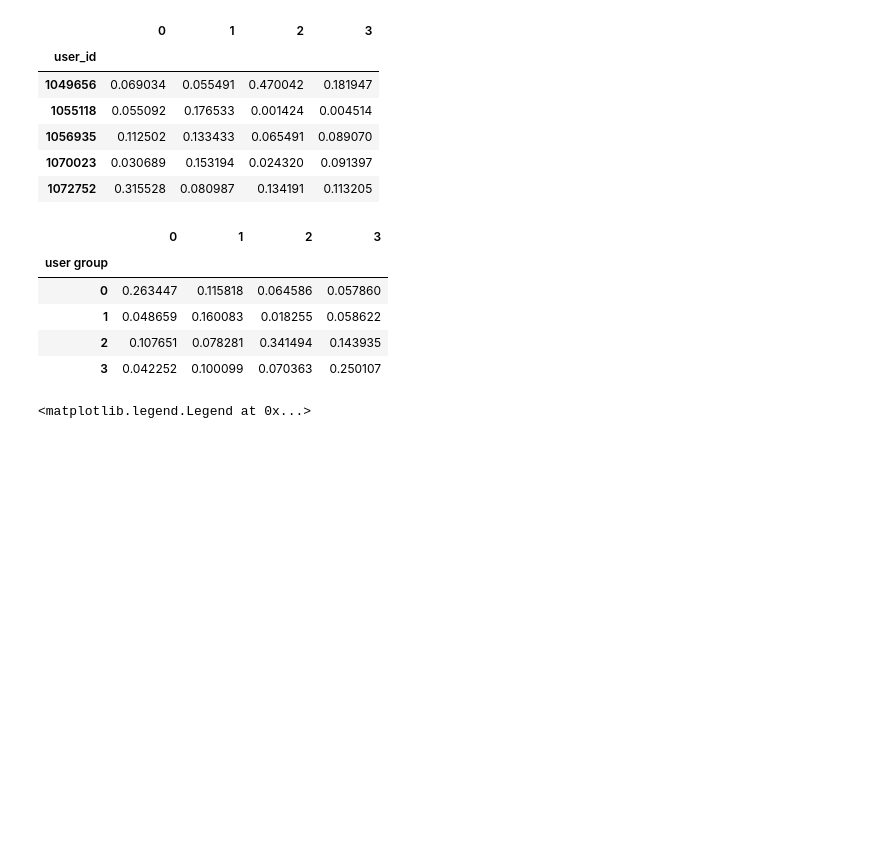
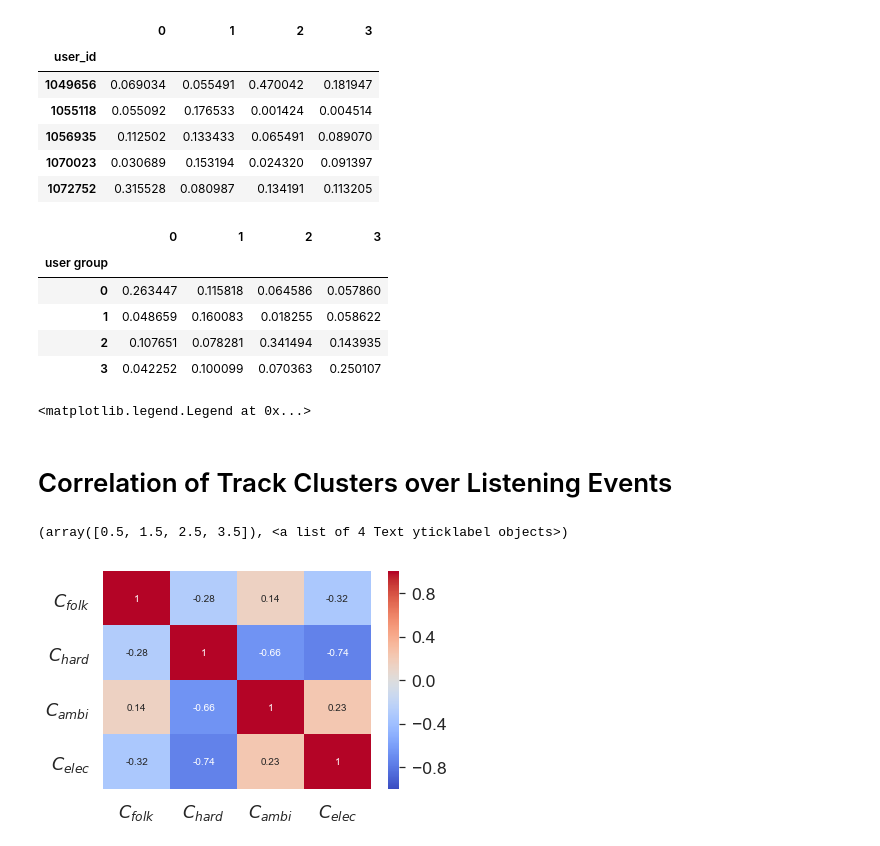
Before and after one commit to pmuellner/supporttheunderground, a Jupyter notebook: Identification and Analysis of User groups.ipynb, the cells around one changed output. Drawn from its saved outputs; the diff is of its cells as text; code cells hidden in the pictures; blank space fills up the shorter version.

Commit message:
track cluster correlation

```diff
--- a/Identification and Analysis of User groups.ipynb
+++ b/Identification and Analysis of User groups.ipynb
@@ -229,3 +229,15 @@ labels, handles = zip(*resorted)
 plt.legend(handles, labels)
 # %% [output]
 <matplotlib.legend.Legend at 0x...>
+# %% [markdown]
+# Correlation of Track Clusters over Listening Events
+# %%
+ax = sns.heatmap(weights_df.corr(), annot=True, vmax=1, vmin=-1, cmap="coolwarm")
+plt.xlabel("")
+plt.ylabel("")
+ax.set_xticklabels([r"$C_{folk}$", r"$C_{hard}$", r"$C_{ambi}$", r"$C_{elec}$"])
+ax.set_yticklabels([r"$C_{folk}$", r"$C_{hard}$", r"$C_{ambi}$", r"$C_{elec}$"])
+plt.yticks(rotation=0)
+# %% [output]
+(array([0.5, 1.5, 2.5, 3.5]), <a list of 4 Text yticklabel objects>)
+[figure, added]
```
